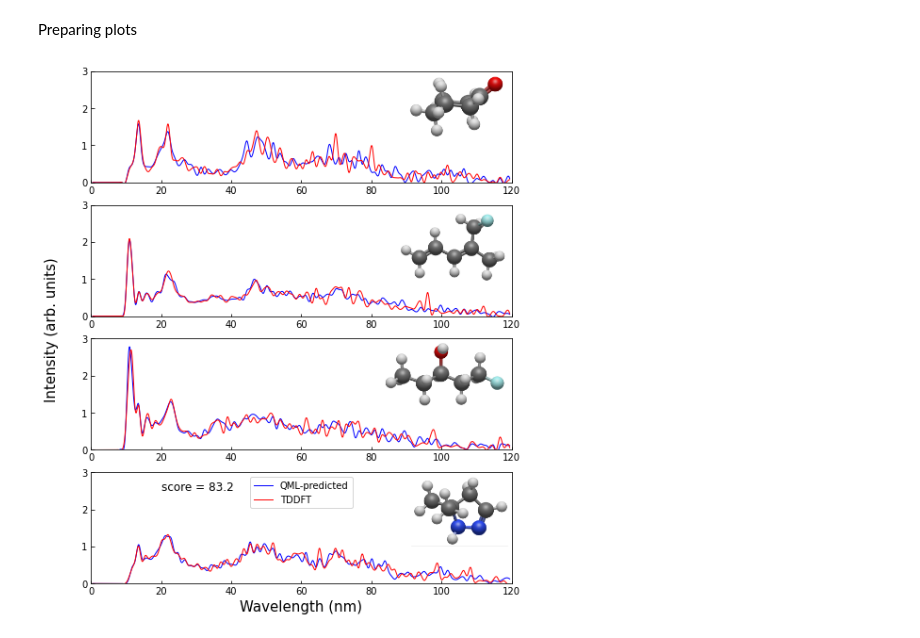
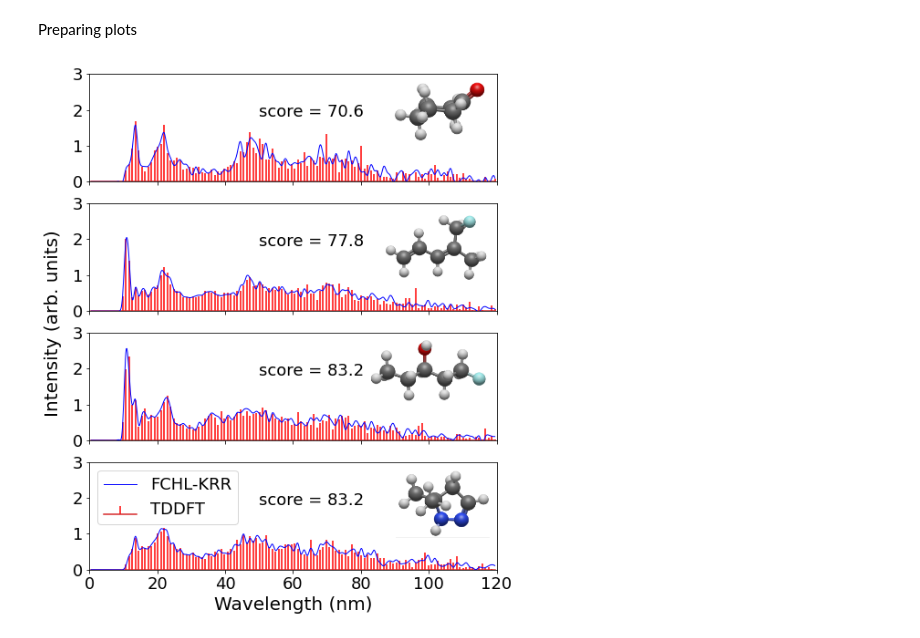
Before and after one commit to moldis-group/bigQM7w, a Jupyter notebook: notebooks/Reconstruction.ipynb, the cells around one changed output. Saved outputs shown, nothing was run; the diff lists cells and outputs as text; code cells hidden in the pictures.

```diff
--- a/notebooks/Reconstruction.ipynb
+++ b/notebooks/Reconstruction.ipynb
@@ -15,6 +15,8 @@ from mpl_toolkits.axes_grid1.inset_locator import (inset_axes, InsetPosition,
 # %% [markdown]
 Preparing plots
 # %%
+plt.rcParams.update({'font.size': 18})
+
 M7382 = {}
 M3936 = {}
 M3843 = {}
@@ -42,23 +44,27 @@ def place_image(im, loc=3, ax=None, zoom=1, **kw):
     ax.add_artist(ab)
 
 fig, ax = plt.subplots(nrows=4, ncols=1, figsize=(8, 10))
-fig.text(0.04, 0.5, 'Intensity (arb. units)', va='center', rotation='vertical',fontsize=15)
+fig.text(0.04, 0.5, 'Intensity (arb. units)', va='center', rotation='vertical',fontsize=20)
 
-ax[0].tick_params(direction="in",which='both')
+ax[0].tick_params(direction="out",which='both')
 ax[0].set_xlim([0,120])
 ax[0].set_ylim([0,3.0])
 ax[1].set_xticks(x,minor=False)
-ax[1].tick_params(direction="in",which='both')
+ax[1].tick_params(direction="out",which='both')
 ax[1].set_xlim([0,120])
 ax[1].set_ylim([0,3.0])
 ax[2].set_xticks(x,minor=False)
-ax[2].tick_params(direction="in",which='both')
+ax[2].tick_params(direction="out",which='both')
 ax[2].set_xlim([0,120])
 ax[2].set_ylim([0,3.0])
 ax[3].set_xticks(x,minor=False)
-ax[3].tick_params(direction="in",which='both')
+ax[3].tick_params(direction="out",which='both')
 ax[3].set_xlim([0,120])
 ax[3].set_ylim([0,3.0])
+
+ax[0].set_xticklabels([])
+ax[1].set_xticklabels([])
+ax[2].set_xticklabels([])
 
 from scipy import interpolate
 
@@ -69,7 +75,11 @@ M7382_tddft_int=f(x_grids)
 
 ax[0].set_xticks(x,minor=False)
 ax[0].plot(x_grids, M7382_pred_int[:]*54, label='QML-predicted',color='blue',zorder=3,linewidth=1.0)
-ax[0].plot(x_grids, M7382_tddft_int[:]*54, label='TDDFT',color='red',zorder=3,linewidth=1.0)
+#ax[0].plot(x_grids, M7382_tddft_int[:]*54, label='TDDFT',color='red',zorder=3,linewidth=1.0)
+ax[0].stem(x, M7382.tddft*54, label=r'TDDFT',linefmt='r-', markerfmt=' ')
+
+ax[0].text(50,1.8, 'score = 70.6', fontsize = 18)
+
 im = image.imread('../csv_files/7382.png')
 place_image(im, loc=1, ax=ax[0], pad=0, zoom=0.75)
 start, end = ax[0].get_xlim()
@@ -80,40 +90,49 @@ M3936_pred_int=f(x_grids)
 f=interpolate.interp1d(x, M3936.tddft, kind='cubic')
 M3936_tddft_int=f(x_grids)
 
 ax[1].plot(x_grids, M3936_pred_int[:]*54, label='QML-predicted',color='blue',zorder=3,linewidth=1.0)
-ax[1].plot(x_grids, M3936_tddft_int[:]*54, label='TDDFT',color='red',zorder=3,linewidth=1.0)
+#ax[1].plot(x_grids, M3936_tddft_int[:]*54, label='TDDFT',color='red',zorder=3,linewidth=1.0)
+ax[1].stem(x, M3936.tddft*54, label=r'TDDFT',linefmt='r-', markerfmt=' ')
+
+ax[1].text(50,1.8, 'score = 77.8', fontsize = 18)
 im = image.imread('../csv_files/3936.png')
 place_image(im, loc=1, ax=ax[1], pad=0, zoom=0.75)
 start, end = ax[1].get_xlim()
 ax[1].xaxis.set_ticks(np.arange(start, end+10, 20))
 
 f=interpolate.interp1d(x, M3843.predicted, kind='cubic')
 M3843_pred_int=f(x_grids)
 f=interpolate.interp1d(x, M3843.tddft, kind='cubic')
 M3843_tddft_int=f(x_grids)
 
-ax[2].plot(x_grids, M3843_pred_int[:]*63, label='QML-predicted',color='blue',zorder=3,linewidth=1.0)
-ax[2].plot(x_grids, M3843_tddft_int[:]*63, label='TDDFT',color='red',zorder=3,linewidth=1.0)
-ax[2].text(20,2.5, 'score = 83.2', fontsize = 12)
+ax[2].plot(x_grids, M3843_pred_int[:]*58, label='QML-predicted',color='blue',zorder=3,linewidth=1.0)
+#ax[2].plot(x_grids, M3843_tddft_int[:]*63, label='TDDFT',color='red',zorder=3,linewidth=1.0)
+ax[2].stem(x, M3843.tddft*58, label=r'TDDFT',linefmt='r-', markerfmt=' ')
+
+ax[2].text(50,1.8, 'score = 83.2', fontsize = 18)
 im = image.imread('../csv_files/3843.png')
 place_image(im, loc=1, ax=ax[2], pad=0, zoom=0.75)
 start, end = ax[2].get_xlim()
 ax[2].xaxis.set_ticks(np.arange(start, end+10, 20))
 
 f=interpolate.interp1d(x, M3719.predicted, kind='cubic')
 M3719_pred_int=f(x_grids)
 f=interpolate.interp1d(x, M3719.tddft, kind='cubic')
 M3719_tddft_int=f(x_grids)
 
-ax[3].plot(x_grids, M3719_pred_int[:]*61, label='QML-predicted',color='blue',zorder=3,linewidth=1.0)
-ax[3].plot(x_grids, M3719_tddft_int[:]*61, label='TDDFT',color='red',zorder=3,linewidth=1.0)
-ax[3].text(20,2.5, 'score = 83.2', fontsize = 12)
+ax[3].plot(x_grids, M3719_pred_int[:]*54, label='FCHL-KRR',color='blue',zorder=3,linewidth=1.0)
+#ax[3].plot(x_grids, M3719_tddft*61, label='TDDFT',color='red',zorder=3,linewidth=1.0)
+
+ax[3].stem(x, M3719.tddft*54, label=r'TDDFT',linefmt='r-', markerfmt=' ')
+
+
+ax[3].text(50,1.8, 'score = 83.2', fontsize = 18)
 im = image.imread('../csv_files/3719.png')
 place_image(im, loc=1, ax=ax[3], pad=0, zoom=0.75)
 start, end = ax[3].get_xlim()
 ax[3].xaxis.set_ticks(np.arange(start, end+10, 20))
-ax[3].legend(frameon=True, loc='upper center',ncol=1)
-plt.xlabel('Wavelength (nm)', fontsize = 15)
+ax[3].legend(frameon=True, loc='upper left',ncol=1)
+plt.xlabel('Wavelength (nm)', fontsize = 20)
 plt.savefig("reconstruction_SVPD.pdf",bbox_inches='tight')
 # %% [output]
-[figure, old version]
+[figure, new version]
```
Also changed, not shown: 7 other files.
